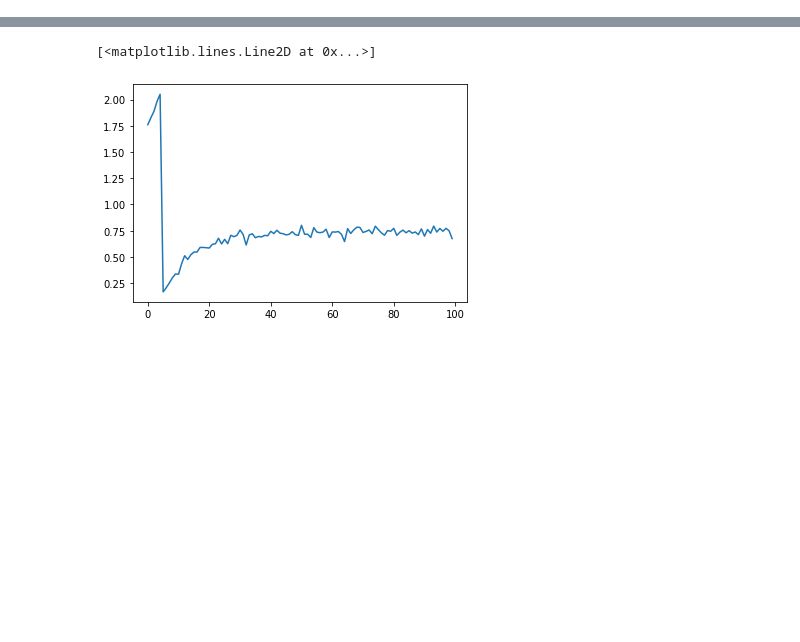
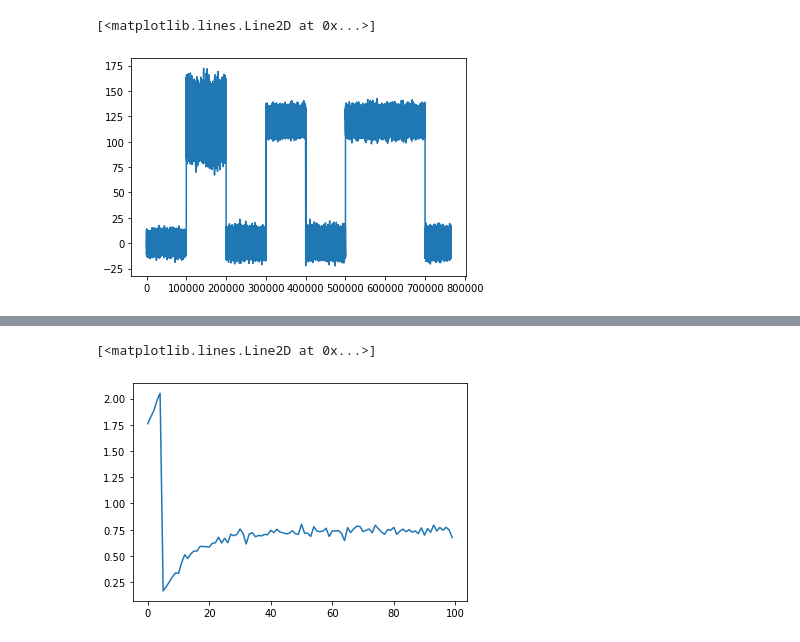
Before and after one commit to oliveiraMats2/Predictive_Maintenance_free_dataset, a Jupyter notebook: notebooks/create_new_database.ipynb, the cells around one changed output, grey strips where cells are left out. Drawn from its saved outputs; the diff is of its cells as text; code cells hidden in the pictures; blank space fills up the shorter version.

```diff
--- a/notebooks/create_new_database.ipynb
+++ b/notebooks/create_new_database.ipynb
@@ -50,0 +66,5 @@ print(X_test.shape)
+# %%
+plt.plot(X_train)
+# %% [output]
+[<matplotlib.lines.Line2D at 0x...>]
+[figure, added]
```
Also changed, not shown: parts of 6 cells of this notebook, 3 other files.
